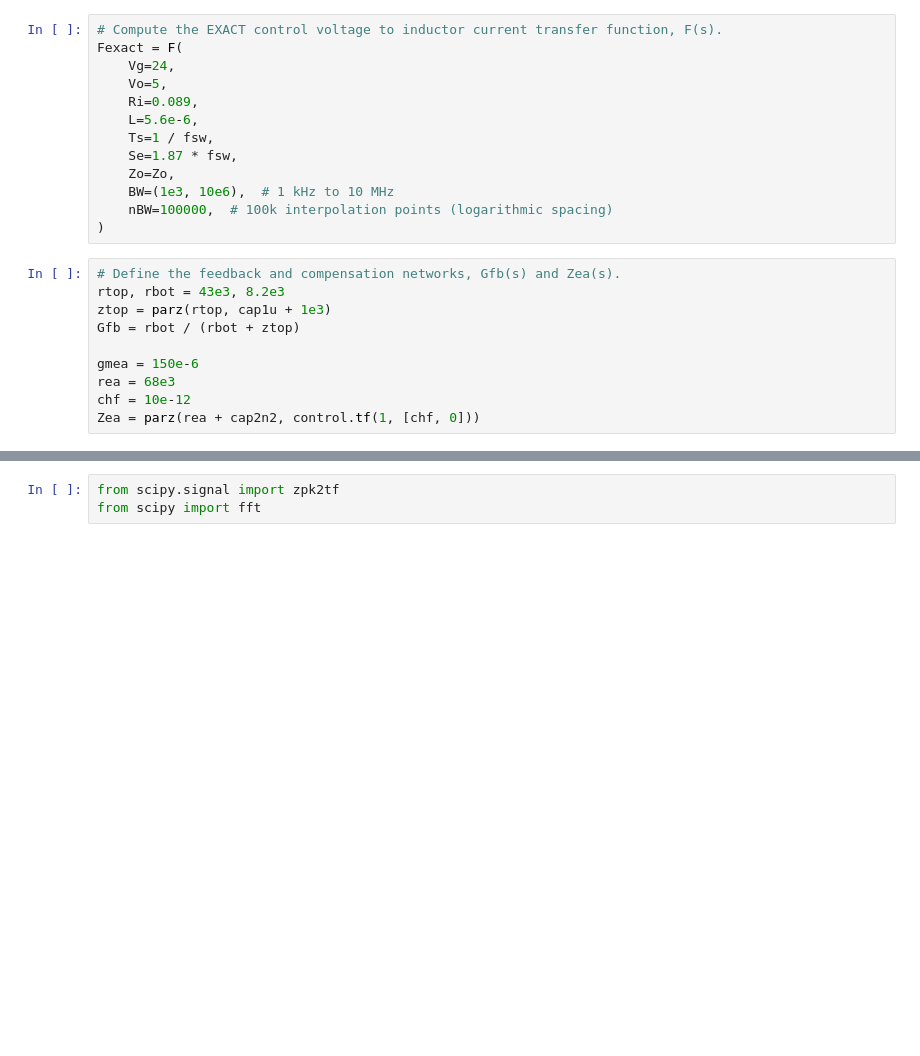
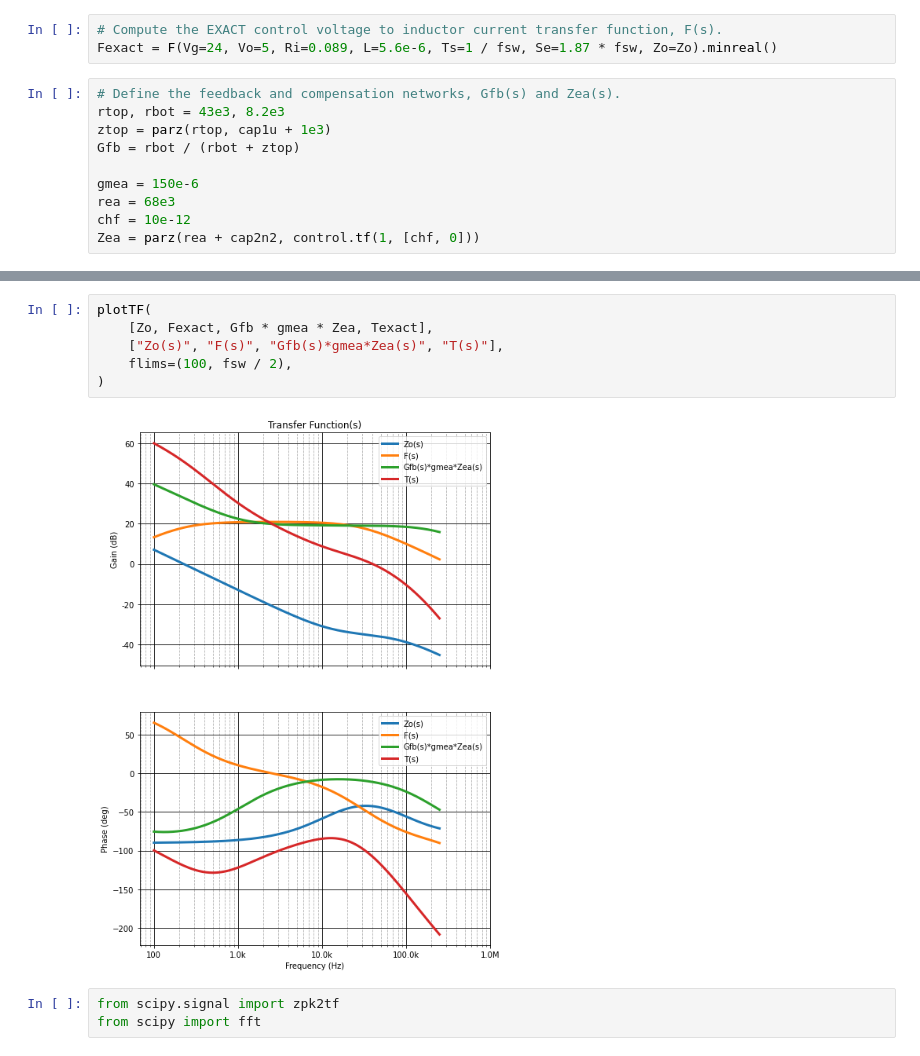
Before and after one commit to amosborne/buck-converter-stability, a Jupyter notebook: analysis.ipynb, the cells around one changed output, grey strips where cells are left out. Saved outputs shown, nothing was run; the diff lists cells and outputs as text; blank space fills up the shorter version.

```diff
--- a/analysis.ipynb
+++ b/analysis.ipynb
@@ -214,17 +186,7 @@ plotTF(
 [figure]
 # %%
 # Compute the EXACT control voltage to inductor current transfer function, F(s).
-Fexact = F(
-    Vg=24,
-    Vo=5,
-    Ri=0.089,
-    L=5.6e-6,
-    Ts=1 / fsw,
-    Se=1.87 * fsw,
-    Zo=Zo,
-    BW=(1e3, 10e6),  # 1 kHz to 10 MHz
-    nBW=100000,  # 100k interpolation points (logarithmic spacing)
-)
+Fexact = F(Vg=24, Vo=5, Ri=0.089, L=5.6e-6, Ts=1 / fsw, Se=1.87 * fsw, Zo=Zo).minreal()
 # %%
 # Define the feedback and compensation networks, Gfb(s) and Zea(s).
 rtop, rbot = 43e3, 8.2e3
@@ -262,3 +214,11 @@ plotTF(
+# %%
+plotTF(
+    [Zo, Fexact, Gfb * gmea * Zea, Texact],
+    ["Zo(s)", "F(s)", "Gfb(s)*gmea*Zea(s)", "T(s)"],
+    flims=(100, fsw / 2),
+)
+# %% [output]
+[figure, added]
 # %%
 from scipy.signal import zpk2tf
 from scipy import fft
```
Also changed, not shown: parts of 14 cells of this notebook, 3 other files.
